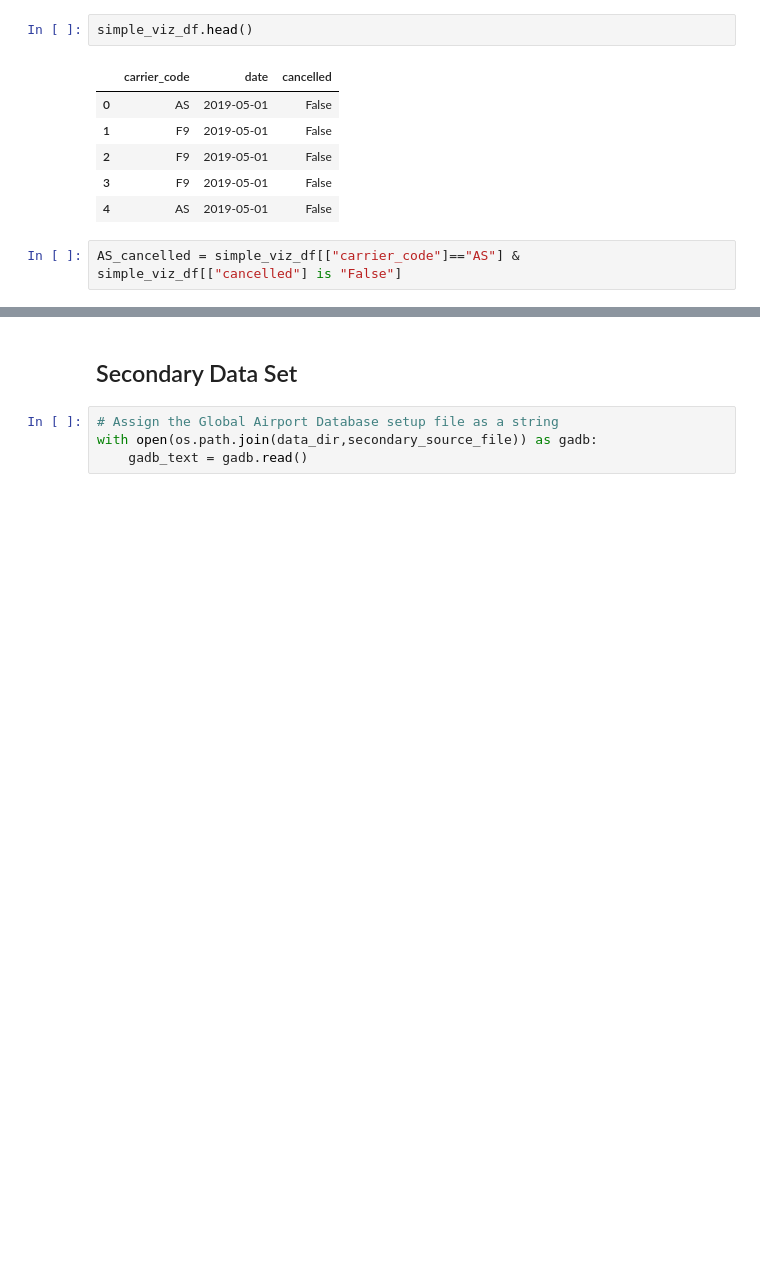
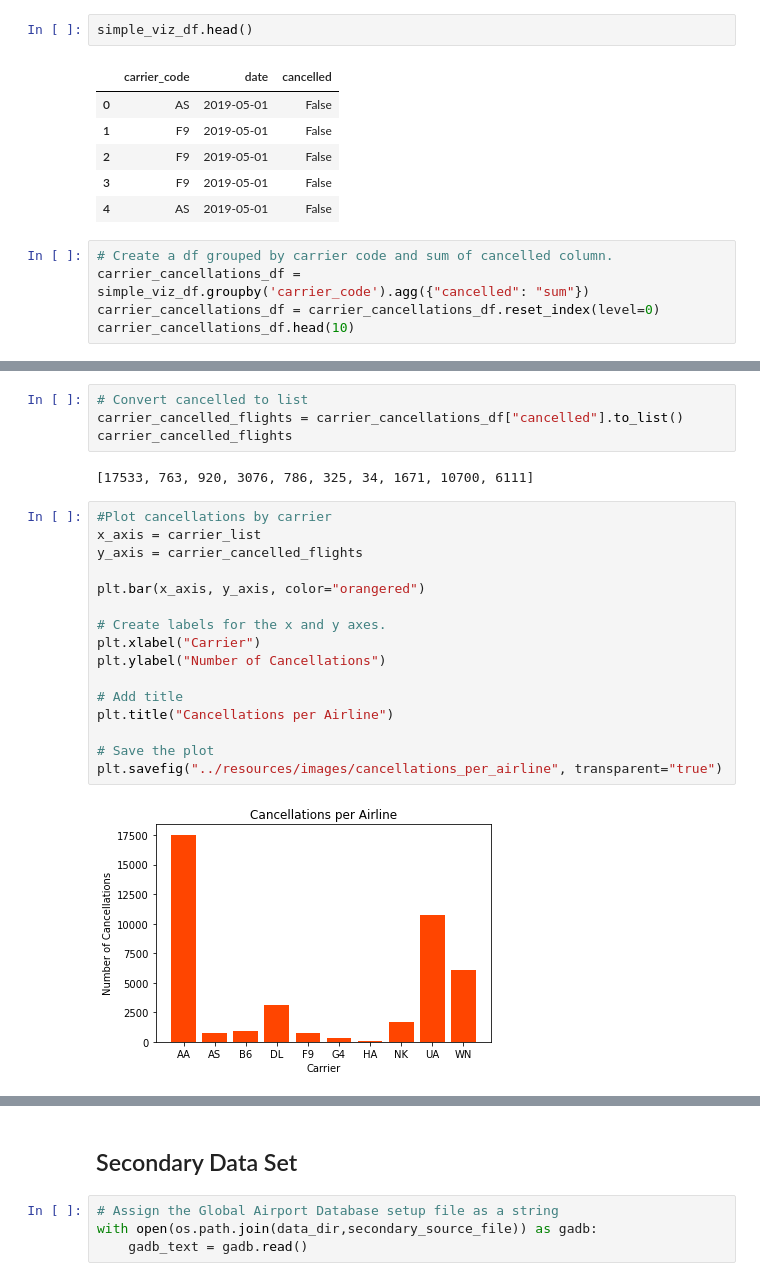
Before and after one commit to Bdataplanet/To_fly_or_not_to_fly, a Jupyter notebook: Visualizations/dataviz_seg2.ipynb, the cells around one changed output, grey strips where cells are left out. Drawn from its saved outputs; the diff is of its cells as text; blank space fills up the shorter version.

```diff
--- a/Visualizations/dataviz_seg2.ipynb
+++ b/Visualizations/dataviz_seg2.ipynb
@@ -436,5 +441,8 @@ simple_viz_df.head()
 | 3 | F9 | 2019-05-01 | False |
 | 4 | AS | 2019-05-01 | False |
 # %%
-AS_cancelled = simple_viz_df[["carrier_code"]=="AS"] & simple_viz_df[["cancelled"] is "False"]
+# Create a df grouped by carrier code and sum of cancelled column.
+carrier_cancellations_df = simple_viz_df.groupby('carrier_code').agg({"cancelled": "sum"})
+carrier_cancellations_df = carrier_cancellations_df.reset_index(level=0)
+carrier_cancellations_df.head(10)
 # %% [output]
@@ -441,0 +460,24 @@ KeyError: False
+# %%
+# Convert cancelled to list
+carrier_cancelled_flights = carrier_cancellations_df["cancelled"].to_list()
+carrier_cancelled_flights
+# %% [output]
+[17533, 763, 920, 3076, 786, 325, 34, 1671, 10700, 6111]
+# %%
+#Plot cancellations by carrier
+x_axis = carrier_list
+y_axis = carrier_cancelled_flights
+
+plt.bar(x_axis, y_axis, color="orangered")
+
+# Create labels for the x and y axes.
+plt.xlabel("Carrier")
+plt.ylabel("Number of Cancellations")
+
+# Add title
+plt.title("Cancellations per Airline")
+
+# Save the plot
+plt.savefig("../resources/images/cancellations_per_airline", transparent="true")
+# %% [output]
+[figure, added]
```
Also changed, not shown: parts of 7 cells of this notebook, 4 other files.
